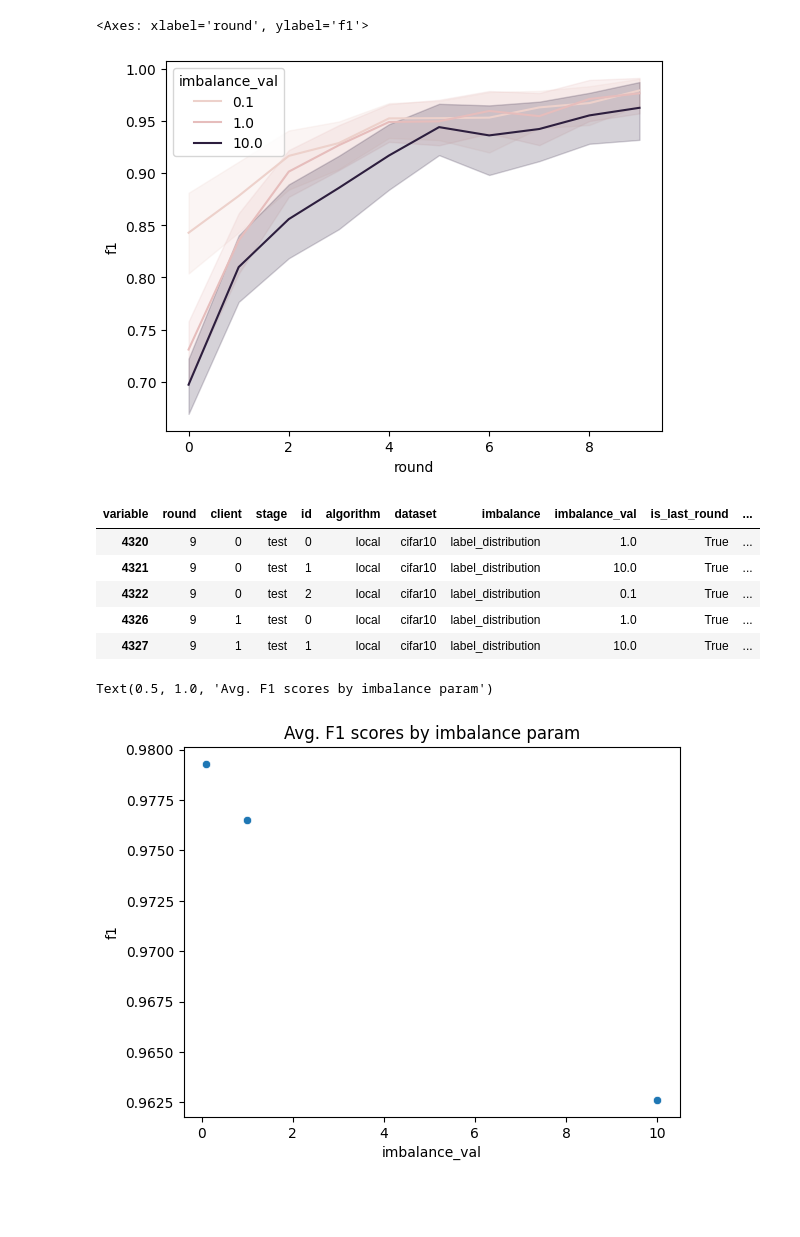
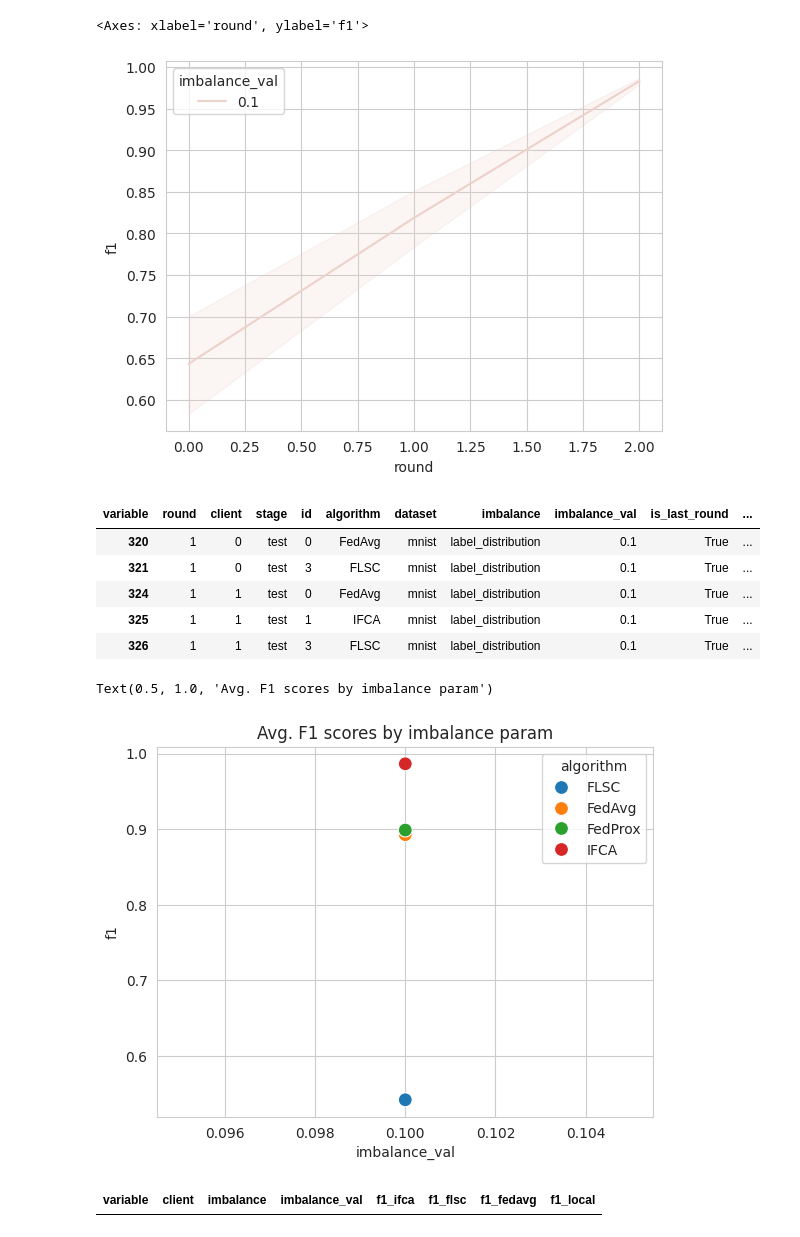
Before and after one commit to lmeinhold/client-benefit-contribution-cfl, a Jupyter notebook: notebooks/Client Benefit.ipynb, the cells around one changed output. Cells and saved outputs as stored; diff of their text form; code cells hidden in the pictures; blank space fills up the shorter version.

```diff
--- a/notebooks/Client Benefit.ipynb
+++ b/notebooks/Client Benefit.ipynb
@@ -30,6 +30,7 @@ for config_file in config_files:
     data["imbalance"] = config["imbalance_type"]
     data["imbalance_val"] = config["imbalance_value"]
     data["is_last_round"] = data["round"] == (config["rounds"] - 1)
+    data
 
     if sub_id in configs:
         print("Duplicate id!")
@@ -37,3 +38,5 @@ for config_file in config_files:
     configs[sub_id] = config
 
 data = pd.concat(dfs.values(), axis=0)
+data = data.query("variable != 'cluster_identities'")
+data["value"] = data["value"].astype(float)
@@ -58,21 +65,22 @@ df = data.query("stage == 'test'")
 sns.lineplot(df, x = "round", y = "f1", hue = "imbalance_val")
 # %% [output]
 <Axes: xlabel='round', ylabel='f1'>
-[figure, old version]
+[figure, new version]
 # %%
 df_last = data.query("stage == 'test' and is_last_round")
 df_last.head()
 # %% [output]
 | variable | round | client | stage | id | algorithm | dataset | imbalance | imbalance_val | is_last_round | ... |
-| 4320 | 9 | 0 | test | 0 | local | cifar10 | label_distribution | 1.0 | True | ... |
-| 4321 | 9 | 0 | test | 1 | local | cifar10 | label_distribution | 10.0 | True | ... |
-| 4322 | 9 | 0 | test | 2 | local | cifar10 | label_distribution | 0.1 | True | ... |
-| 4326 | 9 | 1 | test | 0 | local | cifar10 | label_distribution | 1.0 | True | ... |
-| 4327 | 9 | 1 | test | 1 | local | cifar10 | label_distribution | 10.0 | True | ... |
+| 320 | 1 | 0 | test | 0 | FedAvg | mnist | label_distribution | 0.1 | True | ... |
+| 321 | 1 | 0 | test | 3 | FLSC | mnist | label_distribution | 0.1 | True | ... |
+| 324 | 1 | 1 | test | 0 | FedAvg | mnist | label_distribution | 0.1 | True | ... |
+| 325 | 1 | 1 | test | 1 | IFCA | mnist | label_distribution | 0.1 | True | ... |
+| 326 | 1 | 1 | test | 3 | FLSC | mnist | label_distribution | 0.1 | True | ... |
 # %%
-df_last_avg = df_last.groupby(["imbalance", "imbalance_val"]).mean(["f1", "loss"]).reset_index()
-sns.scatterplot(df_last_avg, x="imbalance_val", y="f1")
+df_last_avg = df_last.groupby(["imbalance", "imbalance_val", "algorithm"]).mean(["f1", "loss"]).reset_index()\
+    .query("imbalance == 'label_distribution'")
+sns.scatterplot(df_last_avg, x="imbalance_val", y="f1", hue='algorithm', s=100)
 plt.title("Avg. F1 scores by imbalance param")
 # %% [output]
 Text(0.5, 1.0, 'Avg. F1 scores by imbalance param')
-[figure, old version]
+[figure, new version]
@@ -78,0 +93,8 @@ Text(0.5, 1.0, 'Avg. F1 scores by imbalance param')
+# %%
+f1scores = ifca.merge(flsc, on=["client", "imbalance", "imbalance_val"], suffixes=["_ifca", "_flsc"])\
+    .merge(fedavg, on=["client", "imbalance", "imbalance_val"])\
+    .merge(local, on=["client", "imbalance", "imbalance_val"], suffixes=["_fedavg", "_local"])
+f1scores = f1scores.query("imbalance == 'label_distribution'")
+f1scores
+# %% [output]
+| variable | client | imbalance | imbalance_val | f1_ifca | f1_flsc | f1_fedavg | f1_local |
```
Also changed, not shown: parts of 10 cells of this notebook, 4 other files.
